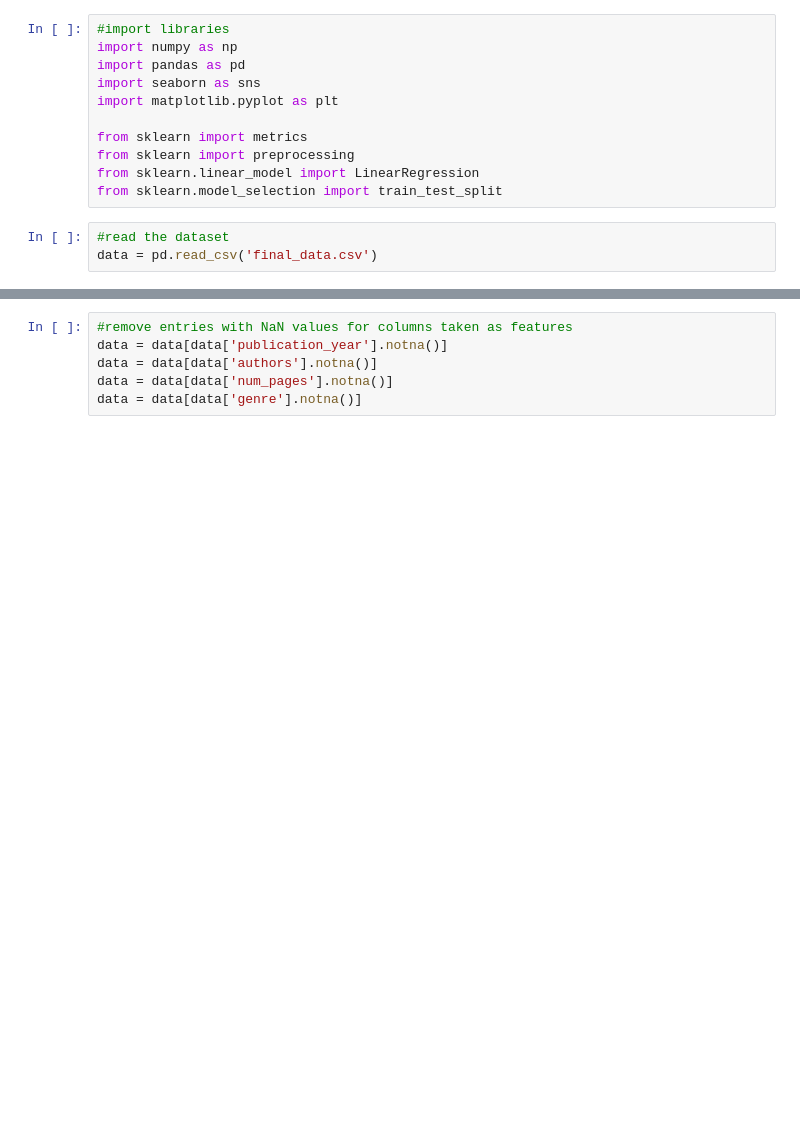
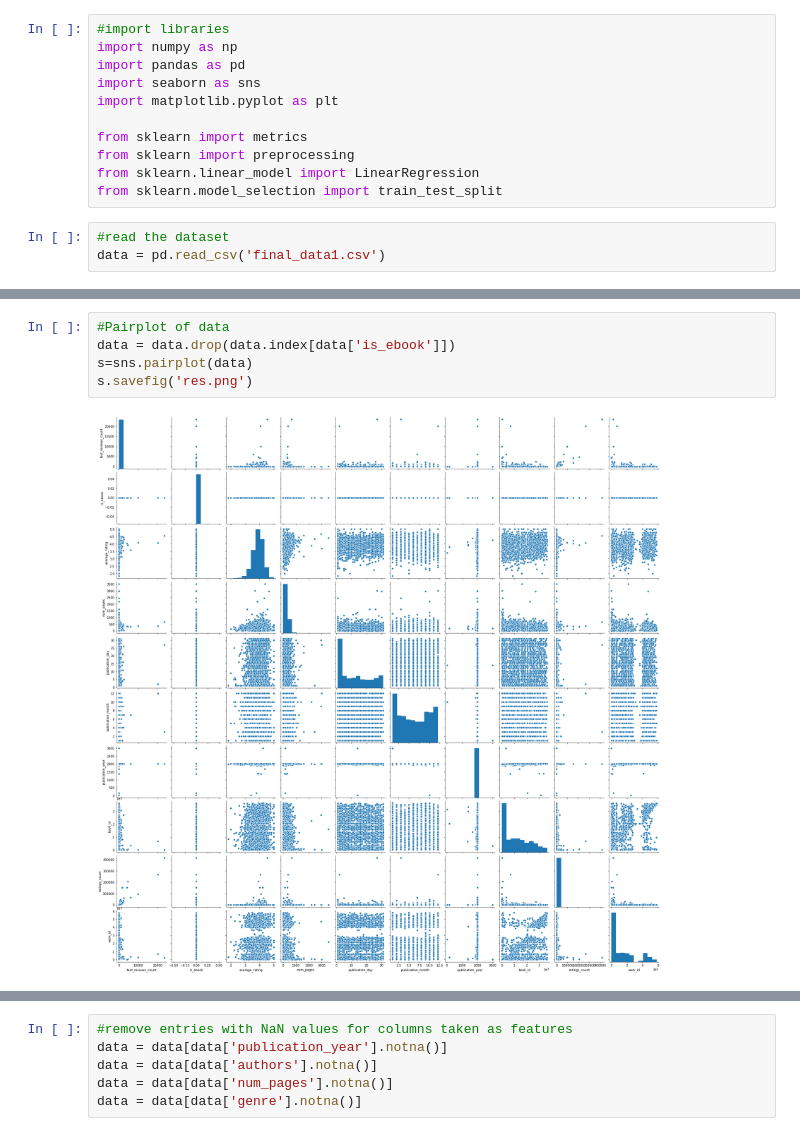
Before and after one commit to sanjanag/book-recommendation, a Jupyter notebook: Linear_Regression/Lin_Reg_Book_Rating.ipynb, the cells around one changed output, grey strips where cells are left out. Cells and saved outputs as stored; diff of their text form; blank space fills up the shorter version.

Commit message:
Plots and feature selection

```diff
--- a/Linear_Regression/Lin_Reg_Book_Rating.ipynb
+++ b/Linear_Regression/Lin_Reg_Book_Rating.ipynb
@@ -11,4 +11,4 @@ from sklearn.linear_model import LinearRegression
 from sklearn.model_selection import train_test_split
 # %%
 #read the dataset
-data = pd.read_csv('final_data.csv')
+data = pd.read_csv('final_data1.csv')
@@ -18,0 +36,7 @@ len(data)
+# %%
+#Pairplot of data
+data = data.drop(data.index[data['is_ebook']])
+s=sns.pairplot(data)
+s.savefig('res.png')
+# %% [output]
+[figure, added]
```
Also changed, not shown: parts of 18 cells of this notebook, 4 other files.
